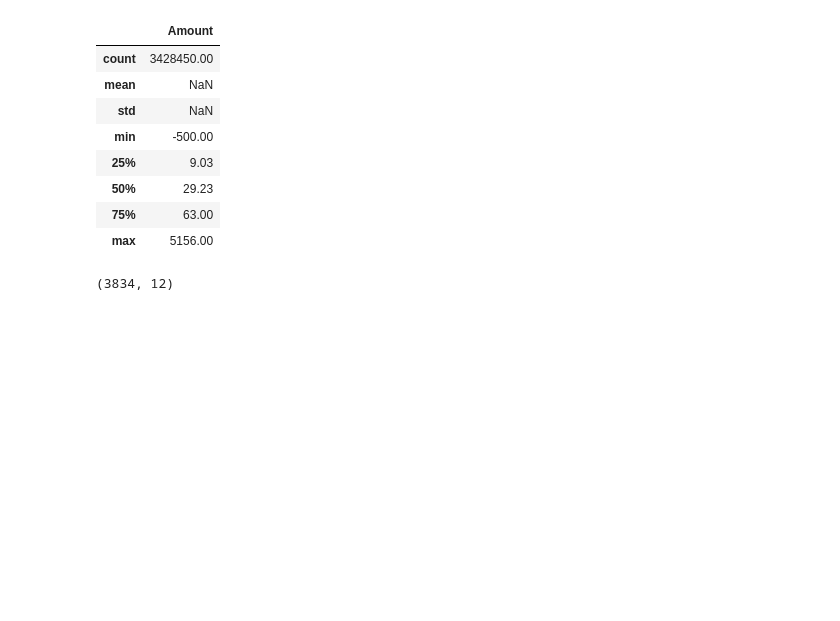
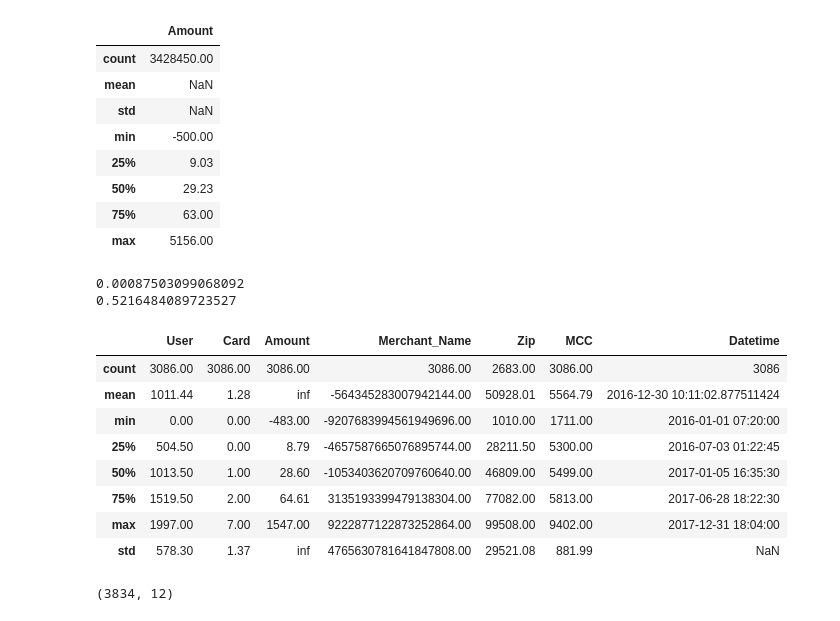
Before and after one commit to Yichen-Z/ece5831-2023-ccf, a Jupyter notebook: explore_transactions.ipynb, the cells around one changed output. Drawn from its saved outputs; the diff is of its cells as text; code cells hidden in the pictures; blank space fills up the shorter version.

```diff
--- a/explore_transactions.ipynb
+++ b/explore_transactions.ipynb
@@ -616,6 +663,25 @@ validation_nf_pool[['Amount']].describe()
 | 50% | 29.23 |
 | 75% | 63.00 |
 | max | 5156.00 |
+# %%
+print(3000 / len(validation_nf_pool))
+print(2000 / len(validation_f_pool))
+# %% [output]
+0.00087503099068092
+0.5216484089723527
+# %%
+validation_nf_sample = validation_nf_pool.groupby('Use_Chip', group_keys=False).apply(lambda data: data.sample(frac=0.0009))
+validation_nf_sample.describe()
+# %% [output]
+|  | User | Card | Amount | Merchant_Name | Zip | MCC | Datetime |
+| count | 3086.00 | 3086.00 | 3086.00 | 3086.00 | 2683.00 | 3086.00 | 3086 |
+| mean | 1011.44 | 1.28 | inf | -564345283007942144.00 | 50928.01 | 5564.79 | 2016-12-30 10:11:02.877511424 |
+| min | 0.00 | 0.00 | -483.00 | -9207683994561949696.00 | 1010.00 | 1711.00 | 2016-01-01 07:20:00 |
+| 25% | 504.50 | 0.00 | 8.79 | -4657587665076895744.00 | 28211.50 | 5300.00 | 2016-07-03 01:22:45 |
+| 50% | 1013.50 | 1.00 | 28.60 | -1053403620709760640.00 | 46809.00 | 5499.00 | 2017-01-05 16:35:30 |
+| 75% | 1519.50 | 2.00 | 64.61 | 3135193399479138304.00 | 77082.00 | 5813.00 | 2017-06-28 18:22:30 |
+| max | 1997.00 | 7.00 | 1547.00 | 9222877122873252864.00 | 99508.00 | 9402.00 | 2017-12-31 18:04:00 |
+| std | 578.30 | 1.37 | inf | 4765630781641847808.00 | 29521.08 | 881.99 | NaN |
 # %%
 validation_f_pool = fdf.loc[(fdf['Datetime'] >= '2016-01-01') & (fdf['Datetime'] < '2018-01-01')].copy()
 print(validation_f_pool.shape)
```
Also changed, not shown: parts of 15 cells of this notebook, 3 other files.
